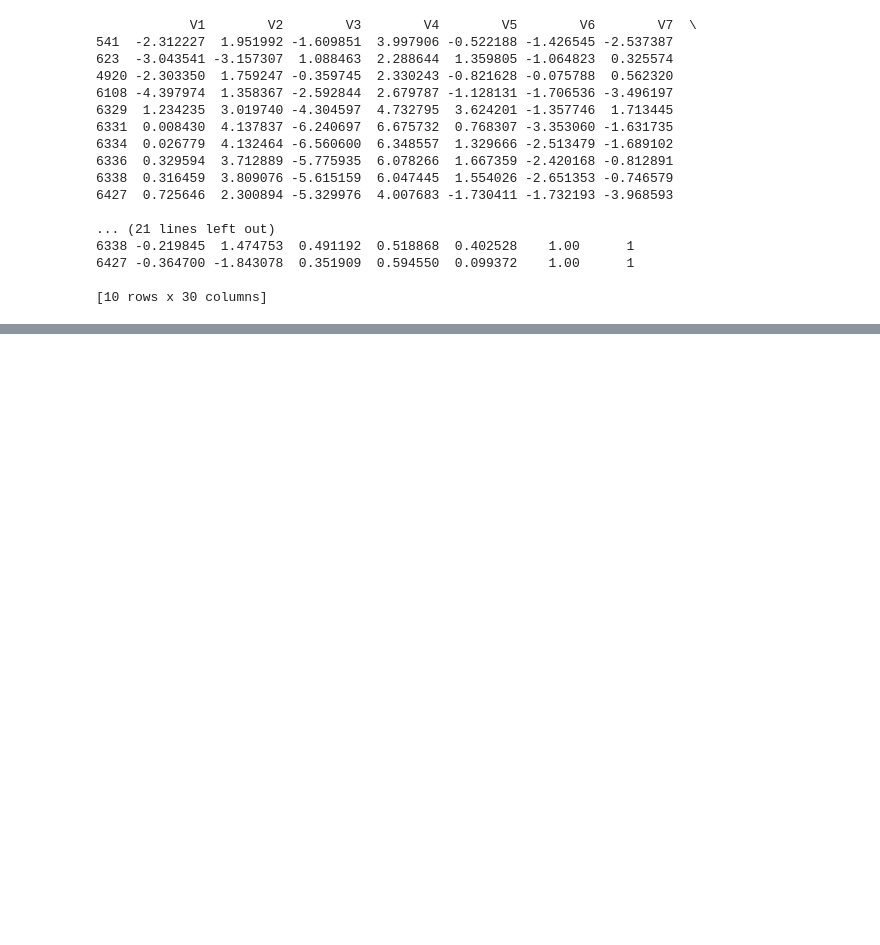
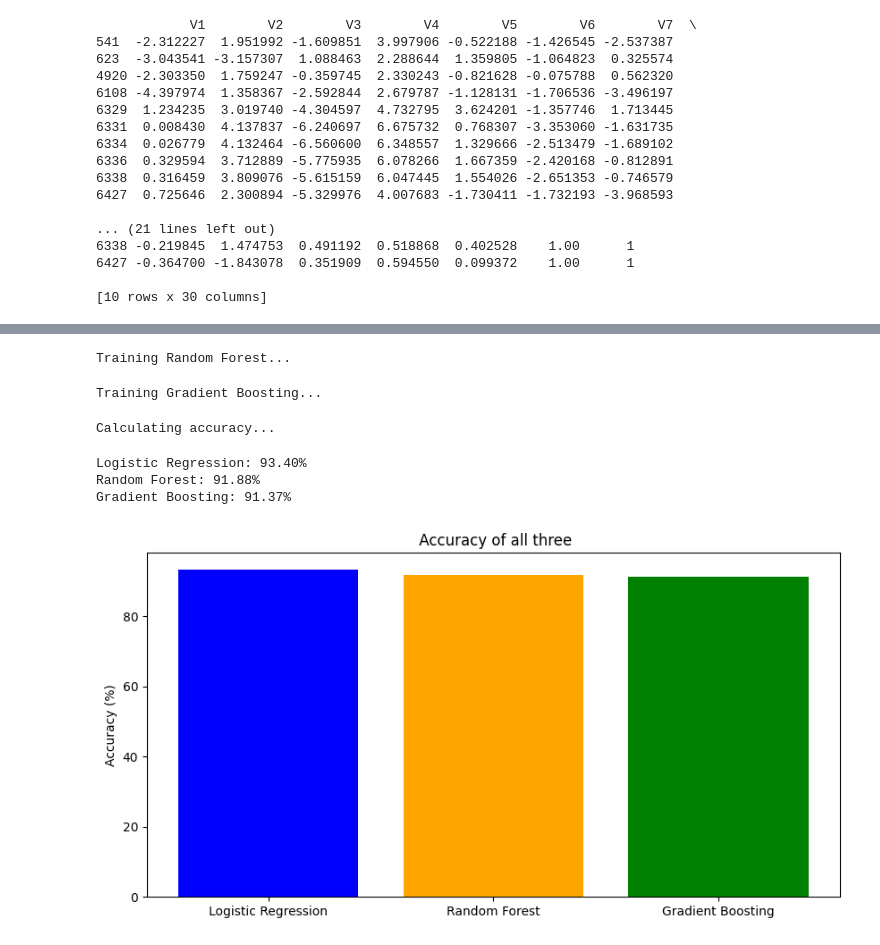
Before and after one commit to rishika01-code/Credit-card-Fraud-Detection, a Jupyter notebook: Credit_Card_fraud_detection.ipynb, the cells around one changed output, grey strips where cells are left out. Drawn from its saved outputs; the diff is of its cells as text; code cells hidden in the pictures; blank space fills up the shorter version.

Commit message:
Add model training and comparison  with Logistic Regression,Random Forest and Gradient Boosting

```diff
--- a/Credit_Card_fraud_detection.ipynb
+++ b/Credit_Card_fraud_detection.ipynb
@@ -127,0 +180,43 @@ print(y_pred)
+# %%
+print("Training Random Forest...")
+rf = RandomForestClassifier(n_estimators=100, random_state=1)
+rf.fit(x_train, y_train)
+y_pred_rf = rf.predict(x_test)
+# %% [output]
+Training Random Forest...
+# %%
+print("Training Gradient Boosting...")
+gb = GradientBoostingClassifier(n_estimators=100, random_state=1)
+gb.fit(x_train, y_train)
+y_pred_gb = gb.predict(x_test)
+# %% [output]
+Training Gradient Boosting...
+# %%
+y_pred_lr = model.predict(x_test)
+
+print("\nCalculating accuracy...")
+# %% [output]
+Calculating accuracy...
+# %%
+acc_lr = accuracy_score(y_test, y_pred_lr)
+acc_rf = accuracy_score(y_test, y_pred_rf)
+acc_gb = accuracy_score(y_test, y_pred_gb)
+
+print(f"Logistic Regression: {acc_lr*100:.2f}%")
+print(f"Random Forest: {acc_rf*100:.2f}%")
+print(f"Gradient Boosting: {acc_gb*100:.2f}%")
+# %% [output]
+Logistic Regression: 93.40%
+Random Forest: 91.88%
+Gradient Boosting: 91.37%
+# %%
+models_list = ['Logistic Regression', 'Random Forest', 'Gradient Boosting']
+accuracies = [acc_lr*100, acc_rf*100, acc_gb*100]
+
+plt.figure(figsize=(10, 5))
+plt.bar(models_list, accuracies, color=['blue', 'orange', 'green'])
+plt.ylabel('Accuracy (%)')
+plt.title(' Accuracy of all three')
+plt.show()
+# %% [output]
+[figure, added]
```
Also changed, not shown: parts of 8 cells of this notebook.
